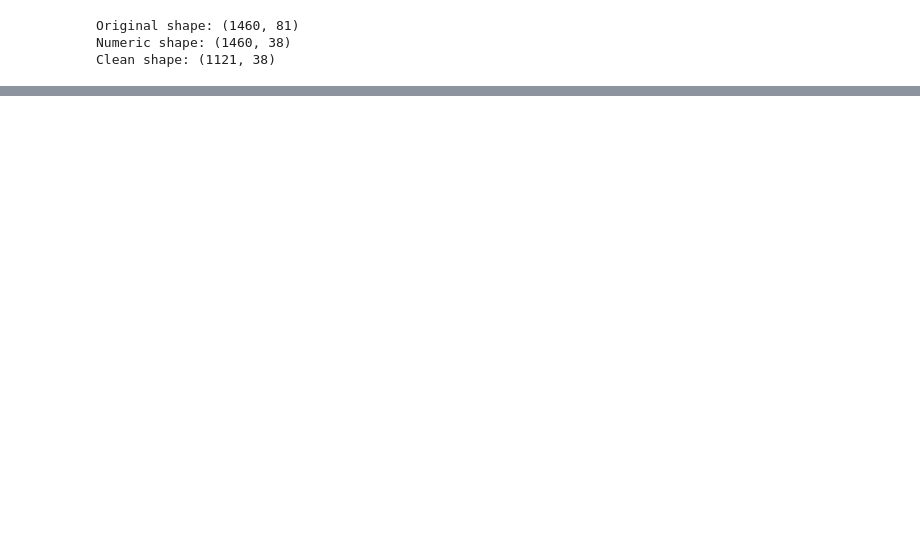
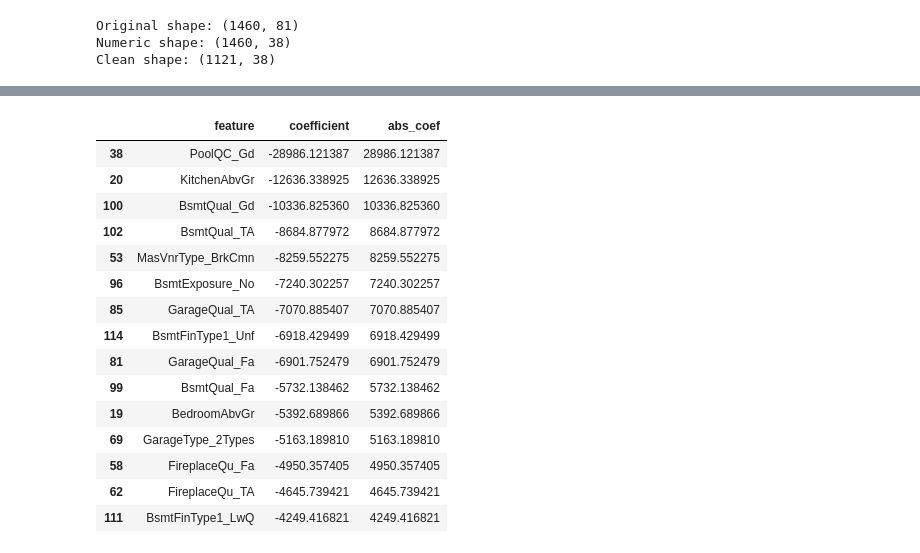
Before and after one commit to bluewhitelandwhale/house_prices_project, a Jupyter notebook: house_prices.ipynb, the cells around one changed output, grey strips where cells are left out. Cells and saved outputs as stored; diff of their text form; code cells hidden in the pictures; blank space fills up the shorter version.

```diff
--- a/house_prices.ipynb
+++ b/house_prices.ipynb
@@ -365,0 +394,19 @@ maybe less noise in folds
+# %%
+coef_df.sort_values("coefficient").head(15)
+# %% [output]
+|  | feature | coefficient | abs_coef |
+| 38 | PoolQC_Gd | -28986.121387 | 28986.121387 |
+| 20 | KitchenAbvGr | -12636.338925 | 12636.338925 |
+| 100 | BsmtQual_Gd | -10336.825360 | 10336.825360 |
+| 102 | BsmtQual_TA | -8684.877972 | 8684.877972 |
+| 53 | MasVnrType_BrkCmn | -8259.552275 | 8259.552275 |
+| 96 | BsmtExposure_No | -7240.302257 | 7240.302257 |
+| 85 | GarageQual_TA | -7070.885407 | 7070.885407 |
+| 114 | BsmtFinType1_Unf | -6918.429499 | 6918.429499 |
+| 81 | GarageQual_Fa | -6901.752479 | 6901.752479 |
+| 99 | BsmtQual_Fa | -5732.138462 | 5732.138462 |
+| 19 | BedroomAbvGr | -5392.689866 | 5392.689866 |
+| 69 | GarageType_2Types | -5163.189810 | 5163.189810 |
+| 58 | FireplaceQu_Fa | -4950.357405 | 4950.357405 |
+| 62 | FireplaceQu_TA | -4645.739421 | 4645.739421 |
+| 111 | BsmtFinType1_LwQ | -4249.416821 | 4249.416821 |
```
Also changed, not shown: parts of 60 cells of this notebook.
